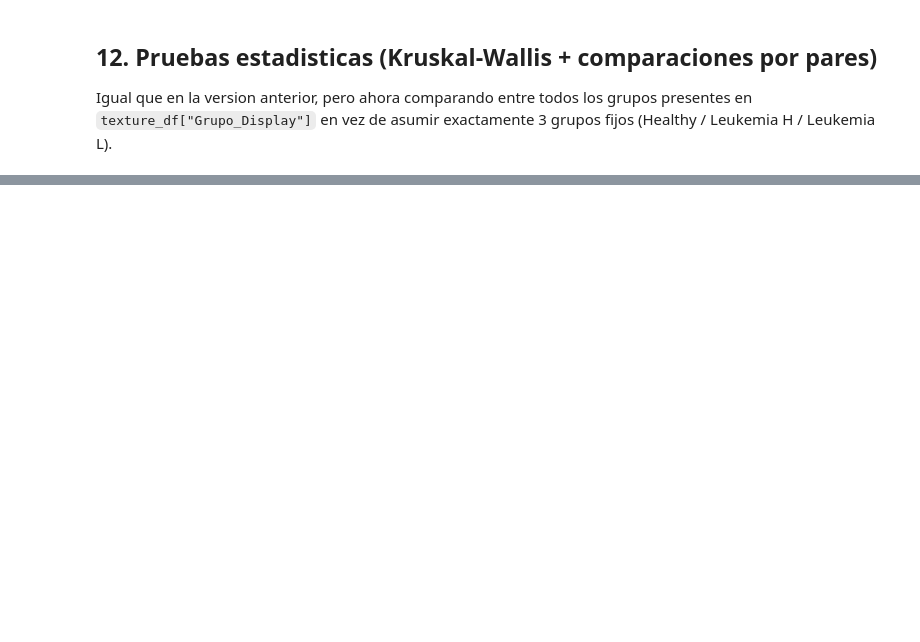
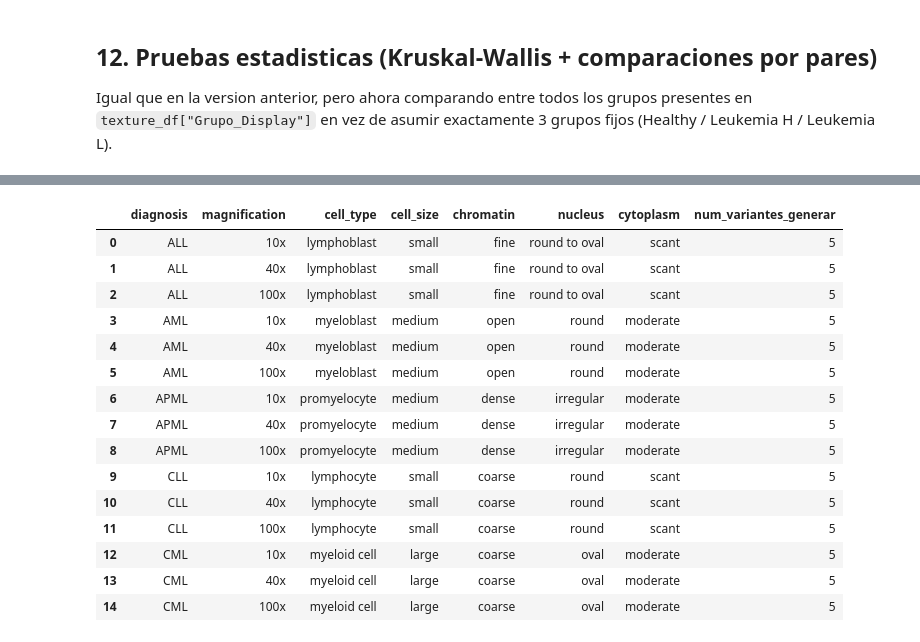
Before and after one commit to Karincrisis/TT, a Jupyter notebook: notebooks/EDA_Leukemia_FastVLM_.ipynb, the cells around one changed output, grey strips where cells are left out. Saved outputs shown, nothing was run; the diff lists cells and outputs as text; code cells hidden in the pictures; blank space fills up the shorter version.

Commit message:
Actualiza EDA e ingenieria de captions para LeukemiaAttri y WBCATt

```diff
--- a/notebooks/EDA_Leukemia_FastVLM_.ipynb
+++ b/notebooks/EDA_Leukemia_FastVLM_.ipynb
@@ -889,0 +1488,10 @@ else:
+# %%
+# ============================================================
+# Identificación de las 10 imágenes sin caption
+# ============================================================
+
+print("Imágenes físicas sin caption:")
+print("=" * 80)
+
+for i, ruta in enumerate(sin_caption, start=1):
+    print(f"{i:02d}. {ruta}")
@@ -889,0 +2652,10 @@ else:
+# %%
+# ============================================================
+# Exportar prompts del piloto de LeukemiaAttri
+# ============================================================
+
+for i, fila in df_piloto_leukemia.iterrows():
+    print("\n" + "=" * 100)
+    print(f"CASO {i + 1}: {fila['filename']}")
+    print("=" * 100)
+    print(fila["prompt"])
@@ -889,0 +3632,58 @@ else:
+# %%
+# ============================================================
+# Tabla maestra para generación de captions de LeukemiaAttri
+# ============================================================
+
+diagnosticos = ["ALL", "AML", "APML", "CLL", "CML"]
+magnificaciones = ["10x", "40x", "100x"]
+
+registros_generacion = []
+
+for diagnostico in diagnosticos:
+    for magnificacion in magnificaciones:
+
+        perfil = perfiles_leukemia[diagnostico]
+
+        registros_generacion.append({
+            "diagnosis": diagnostico,
+            "magnification": magnificacion,
+            "cell_type": perfil["cell_type"],
+            "cell_size": perfil["cell_size"],
+            "chromatin": perfil["chromatin"],
+            "nucleus": perfil["nucleus"],
+            "cytoplasm": perfil["cytoplasm"],
+            "num_variantes_generar": 5,
+            "prompt": construir_prompt_perfil_leukemia(
+                diagnostico=diagnostico,
+                magnificacion=magnificacion,
+                num_variantes=5
+            )
+        })
+
+df_generacion_leukemia = pd.DataFrame(registros_generacion)
+
+print(
+    "Combinaciones preparadas:",
+    len(df_generacion_leukemia)
+)
+
+print(
+    "Variantes nuevas planeadas:",
+    df_generacion_leukemia["num_variantes_generar"].sum()
+)
+
+display(
+    df_generacion_leukemia[
+        [
+            "diagnosis",
+            "magnification",
+            "cell_type",
+            "cell_size",
+            "chromatin",
+            "nucleus",
+            "cytoplasm",
+            "num_variantes_generar"
+        ]
+    ]
+)
+# %% [output]
@@ -889,0 +3692,16 @@ else:
+|  | diagnosis | magnification | cell_type | cell_size | chromatin | nucleus | cytoplasm | num_variantes_generar |
+| 0 | ALL | 10x | lymphoblast | small | fine | round to oval | scant | 5 |
+| 1 | ALL | 40x | lymphoblast | small | fine | round to oval | scant | 5 |
+| 2 | ALL | 100x | lymphoblast | small | fine | round to oval | scant | 5 |
+| 3 | AML | 10x | myeloblast | medium | open | round | moderate | 5 |
+| 4 | AML | 40x | myeloblast | medium | open | round | moderate | 5 |
+| 5 | AML | 100x | myeloblast | medium | open | round | moderate | 5 |
+| 6 | APML | 10x | promyelocyte | medium | dense | irregular | moderate | 5 |
+| 7 | APML | 40x | promyelocyte | medium | dense | irregular | moderate | 5 |
+| 8 | APML | 100x | promyelocyte | medium | dense | irregular | moderate | 5 |
+| 9 | CLL | 10x | lymphocyte | small | coarse | round | scant | 5 |
+| 10 | CLL | 40x | lymphocyte | small | coarse | round | scant | 5 |
+| 11 | CLL | 100x | lymphocyte | small | coarse | round | scant | 5 |
+| 12 | CML | 10x | myeloid cell | large | coarse | oval | moderate | 5 |
+| 13 | CML | 40x | myeloid cell | large | coarse | oval | moderate | 5 |
+| 14 | CML | 100x | myeloid cell | large | coarse | oval | moderate | 5 |
```
Also changed, not shown: parts of 137 cells of this notebook, 1 other file.
